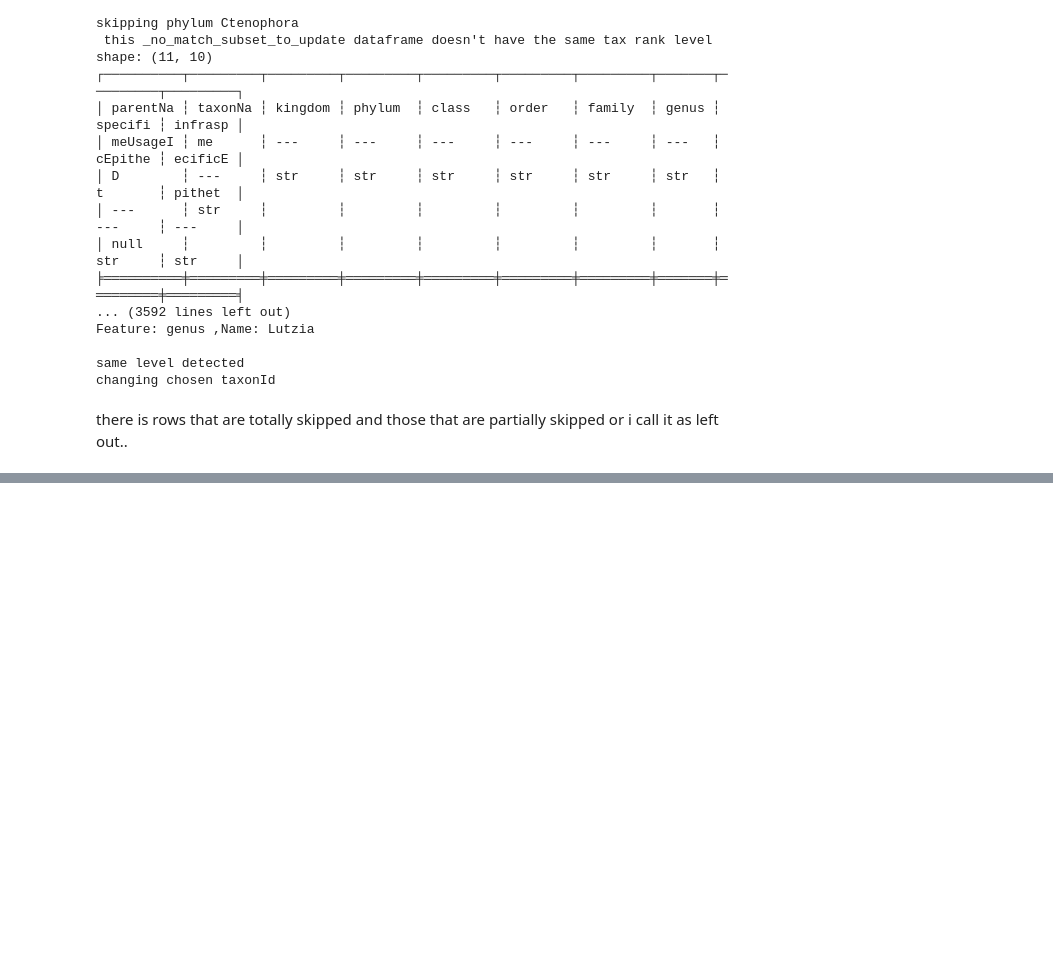
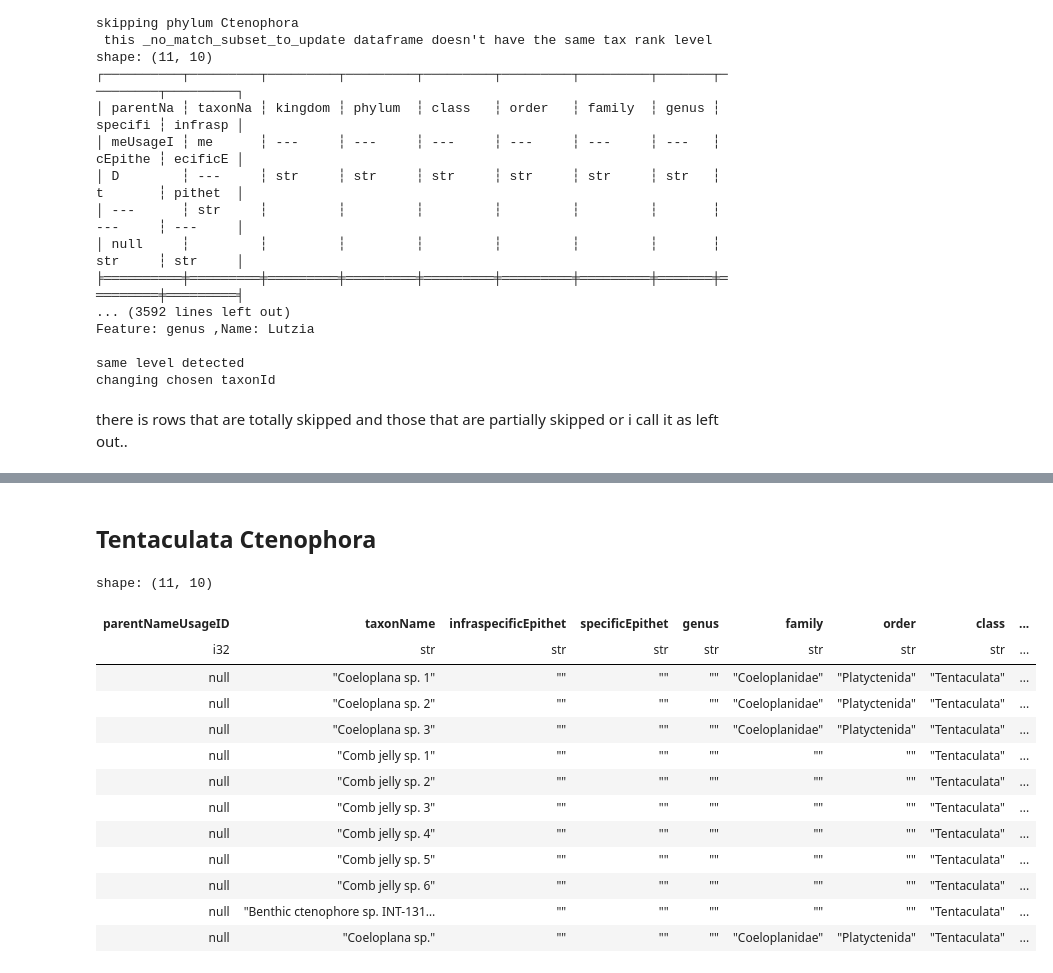
Before and after one commit to roberthobblebottom/lkcnhm_data_wrangling, a Jupyter notebook: __marimo__/more R translation.ipynb, the cells around one changed output, grey strips where cells are left out. Drawn from its saved outputs; the diff is of its cells as text; code cells hidden in the pictures; blank space fills up the shorter version.

Commit message:
data wrangling still no match with gbif taxon file

```diff
--- a/__marimo__/more R translation.ipynb
+++ b/__marimo__/more R translation.ipynb
@@ -428,0 +431,25 @@ shape: (8_445, 10)
+# %% [markdown]
+## Tentaculata Ctenophora
+# %%
+still_no_match.select(
+    [
+        "parentNameUsageID",
+        "taxonName",
+    ]
+    + priority_columns
+).filter(pl.col('class')=='Tentaculata',pl.col('phylum')=='Ctenophora')
+# %% [output]
+shape: (11, 10)
+| parentNameUsageID | taxonName | infraspecificEpithet | specificEpithet | genus | family | order | class | ... |
+| i32 | str | str | str | str | str | str | str | ... |
+| null | "Coeloplana sp. 1" | "" | "" | "" | "Coeloplanidae" | "Platyctenida" | "Tentaculata" | ... |
+| null | "Coeloplana sp. 2" | "" | "" | "" | "Coeloplanidae" | "Platyctenida" | "Tentaculata" | ... |
+| null | "Coeloplana sp. 3" | "" | "" | "" | "Coeloplanidae" | "Platyctenida" | "Tentaculata" | ... |
+| null | "Comb jelly sp. 1" | "" | "" | "" | "" | "" | "Tentaculata" | ... |
+| null | "Comb jelly sp. 2" | "" | "" | "" | "" | "" | "Tentaculata" | ... |
+| null | "Comb jelly sp. 3" | "" | "" | "" | "" | "" | "Tentaculata" | ... |
+| null | "Comb jelly sp. 4" | "" | "" | "" | "" | "" | "Tentaculata" | ... |
+| null | "Comb jelly sp. 5" | "" | "" | "" | "" | "" | "Tentaculata" | ... |
+| null | "Comb jelly sp. 6" | "" | "" | "" | "" | "" | "Tentaculata" | ... |
+| null | "Benthic ctenophore sp. INT-131… | "" | "" | "" | "" | "" | "Tentaculata" | ... |
+| null | "Coeloplana sp." | "" | "" | "" | "Coeloplanidae" | "Platyctenida" | "Tentaculata" | ... |
```
Also changed, not shown: parts of 22 cells of this notebook, 2 other files.
